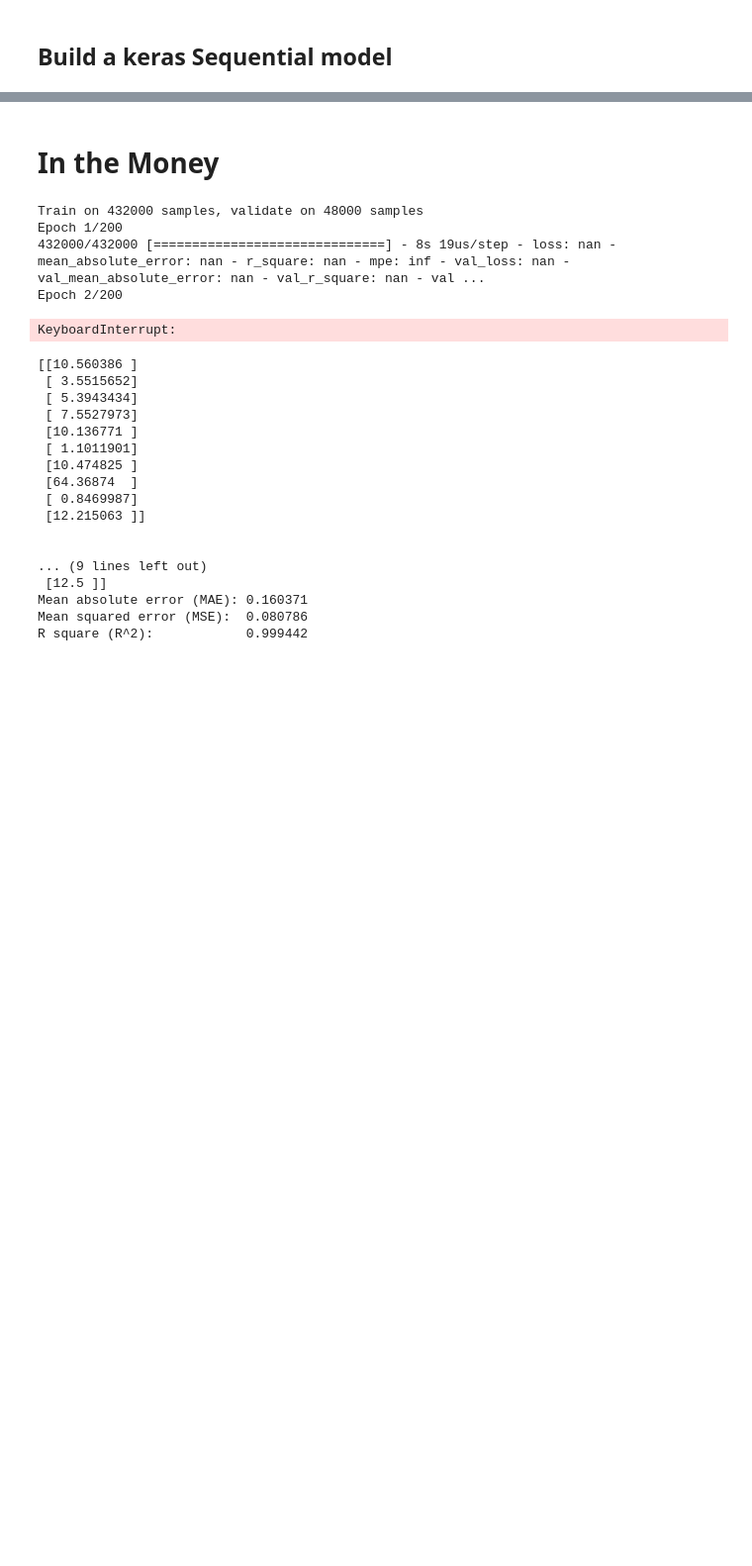
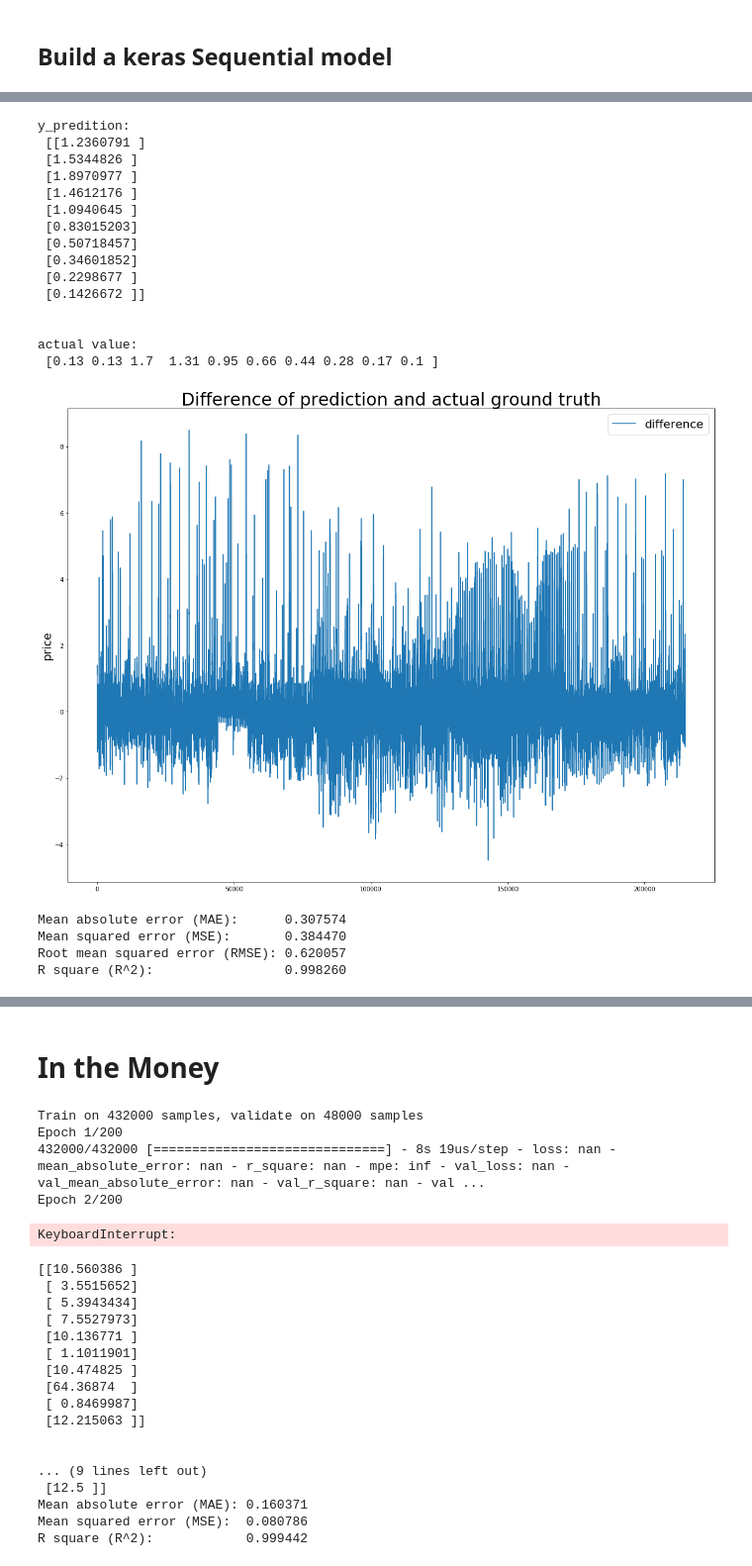
Before and after one commit to BaronMa/Option-Pricing, a Jupyter notebook: Neural Network Model/Moneyness.ipynb, the cells around one changed output, grey strips where cells are left out. Shown at 99% size. Drawn from its saved outputs; the diff is of its cells as text; code cells hidden in the pictures; blank space fills up the shorter version.

```diff
--- a/Neural Network Model/Moneyness.ipynb
+++ b/Neural Network Model/Moneyness.ipynb
@@ -363,0 +516,23 @@ model.save('model4_1_at.h5')
+# %%
+model_pred_diff(dfat, model, 'impl_volatility')
+# %% [output]
+y_predition:
+ [[1.2360791 ]
+ [1.5344826 ]
+ [1.8970977 ]
+ [1.4612176 ]
+ [1.0940645 ]
+ [0.83015203]
+ [0.50718457]
+ [0.34601852]
+ [0.2298677 ]
+ [0.1426672 ]]
+
+
+actual value:
+ [0.13 0.13 1.7  1.31 0.95 0.66 0.44 0.28 0.17 0.1 ]
+[figure, added]
+Mean absolute error (MAE):      0.307574
+Mean squared error (MSE):       0.384470
+Root mean squared error (RMSE): 0.620057
+R square (R^2):                 0.998260
```
Also changed, not shown: parts of 16 cells of this notebook, 2 other files.
